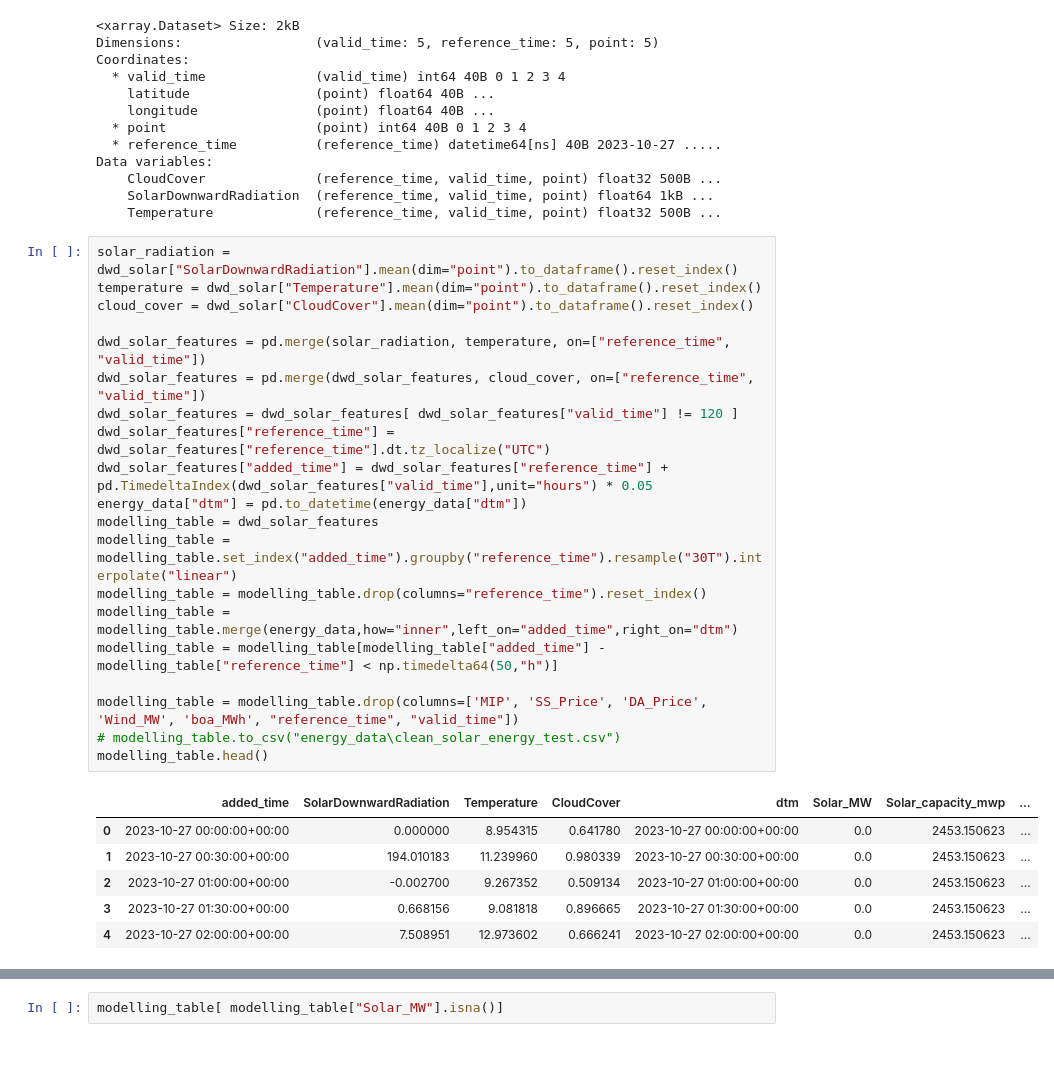
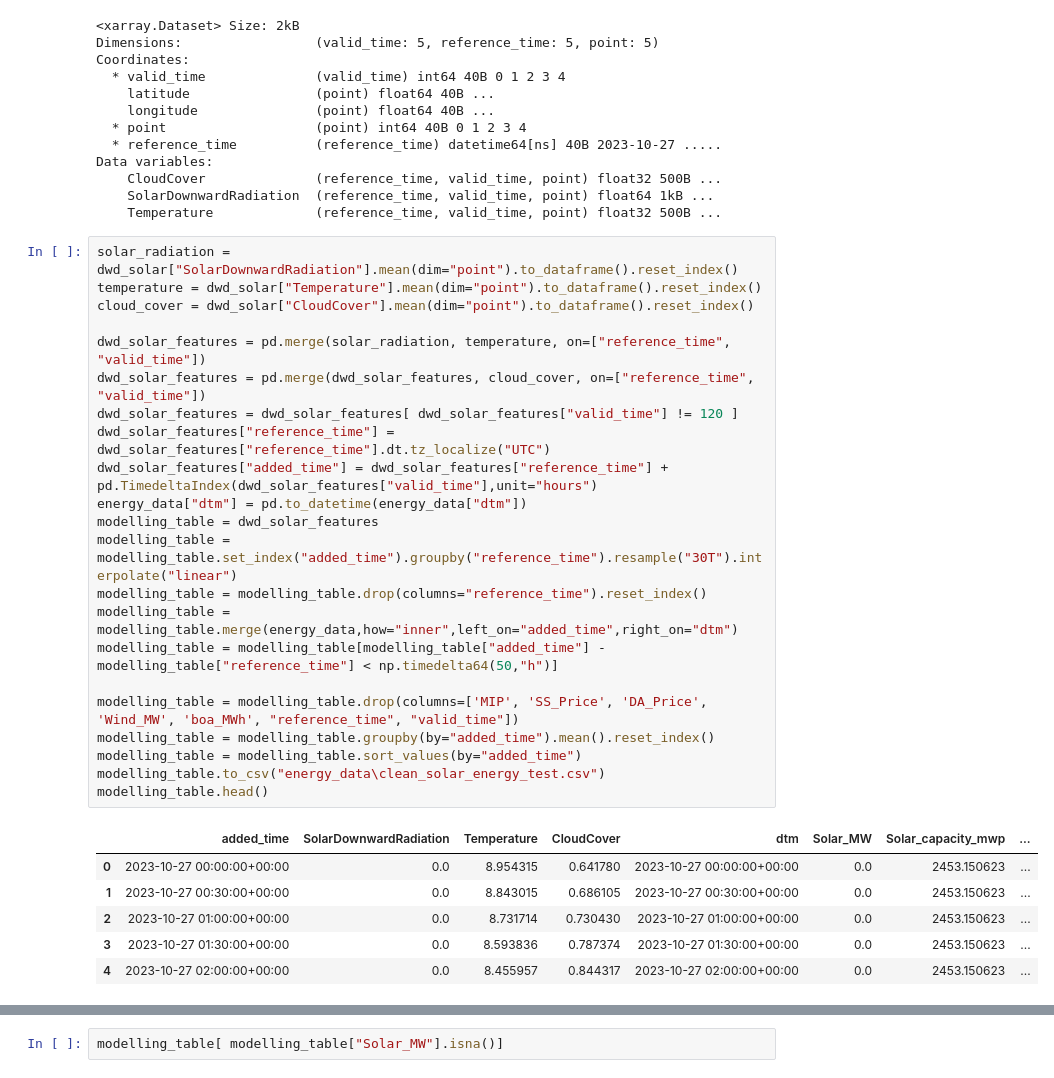
Before and after one commit to Honthagr/ProjetE4-DataScience, a Jupyter notebook: energy_data.ipynb, the cells around one changed output, grey strips where cells are left out. Cells and saved outputs as stored; diff of their text form.

```diff
--- a/energy_data.ipynb
+++ b/energy_data.ipynb
@@ -33,30 +33,32 @@ Data variables:
 # %%
 solar_radiation = dwd_solar["SolarDownwardRadiation"].mean(dim="point").to_dataframe().reset_index()
 temperature = dwd_solar["Temperature"].mean(dim="point").to_dataframe().reset_index()
 cloud_cover = dwd_solar["CloudCover"].mean(dim="point").to_dataframe().reset_index()
 
 dwd_solar_features = pd.merge(solar_radiation, temperature, on=["reference_time", "valid_time"])
 dwd_solar_features = pd.merge(dwd_solar_features, cloud_cover, on=["reference_time", "valid_time"])
 dwd_solar_features = dwd_solar_features[ dwd_solar_features["valid_time"] != 120 ]
 dwd_solar_features["reference_time"] = dwd_solar_features["reference_time"].dt.tz_localize("UTC")
-dwd_solar_features["added_time"] = dwd_solar_features["reference_time"] + pd.TimedeltaIndex(dwd_solar_features["valid_time"],unit="hours") * 0.05
+dwd_solar_features["added_time"] = dwd_solar_features["reference_time"] + pd.TimedeltaIndex(dwd_solar_features["valid_time"],unit="hours")
 energy_data["dtm"] = pd.to_datetime(energy_data["dtm"])
 modelling_table = dwd_solar_features
 modelling_table = modelling_table.set_index("added_time").groupby("reference_time").resample("30T").interpolate("linear")
 modelling_table = modelling_table.drop(columns="reference_time").reset_index()
 modelling_table = modelling_table.merge(energy_data,how="inner",left_on="added_time",right_on="dtm")
 modelling_table = modelling_table[modelling_table["added_time"] - modelling_table["reference_time"] < np.timedelta64(50,"h")]
 
 modelling_table = modelling_table.drop(columns=['MIP', 'SS_Price', 'DA_Price', 'Wind_MW', 'boa_MWh', "reference_time", "valid_time"])
-# modelling_table.to_csv("energy_data\clean_solar_energy_test.csv")
+modelling_table = modelling_table.groupby(by="added_time").mean().reset_index()
+modelling_table = modelling_table.sort_values(by="added_time")
+modelling_table.to_csv("energy_data\clean_solar_energy_test.csv")
 modelling_table.head()
 # %% [output]
 |  | added_time | SolarDownwardRadiation | Temperature | CloudCover | dtm | Solar_MW | Solar_capacity_mwp | ... |
-| 0 | 2023-10-27 00:00:00+00:00 | 0.000000 | 8.954315 | 0.641780 | 2023-10-27 00:00:00+00:00 | 0.0 | 2453.150623 | ... |
-| 1 | 2023-10-27 00:30:00+00:00 | 194.010183 | 11.239960 | 0.980339 | 2023-10-27 00:30:00+00:00 | 0.0 | 2453.150623 | ... |
-| 2 | 2023-10-27 01:00:00+00:00 | -0.002700 | 9.267352 | 0.509134 | 2023-10-27 01:00:00+00:00 | 0.0 | 2453.150623 | ... |
-| 3 | 2023-10-27 01:30:00+00:00 | 0.668156 | 9.081818 | 0.896665 | 2023-10-27 01:30:00+00:00 | 0.0 | 2453.150623 | ... |
-| 4 | 2023-10-27 02:00:00+00:00 | 7.508951 | 12.973602 | 0.666241 | 2023-10-27 02:00:00+00:00 | 0.0 | 2453.150623 | ... |
+| 0 | 2023-10-27 00:00:00+00:00 | 0.0 | 8.954315 | 0.641780 | 2023-10-27 00:00:00+00:00 | 0.0 | 2453.150623 | ... |
+| 1 | 2023-10-27 00:30:00+00:00 | 0.0 | 8.843015 | 0.686105 | 2023-10-27 00:30:00+00:00 | 0.0 | 2453.150623 | ... |
+| 2 | 2023-10-27 01:00:00+00:00 | 0.0 | 8.731714 | 0.730430 | 2023-10-27 01:00:00+00:00 | 0.0 | 2453.150623 | ... |
+| 3 | 2023-10-27 01:30:00+00:00 | 0.0 | 8.593836 | 0.787374 | 2023-10-27 01:30:00+00:00 | 0.0 | 2453.150623 | ... |
+| 4 | 2023-10-27 02:00:00+00:00 | 0.0 | 8.455957 | 0.844317 | 2023-10-27 02:00:00+00:00 | 0.0 | 2453.150623 | ... |
 # %%
 solar_radiation = dwd_solar_train["SolarDownwardRadiation"].mean(dim="point").to_dataframe().reset_index()
 temperature = dwd_solar_train["Temperature"].mean(dim="point").to_dataframe().reset_index()
```
Also changed, not shown: parts of 3 cells of this notebook, 2 other files.
